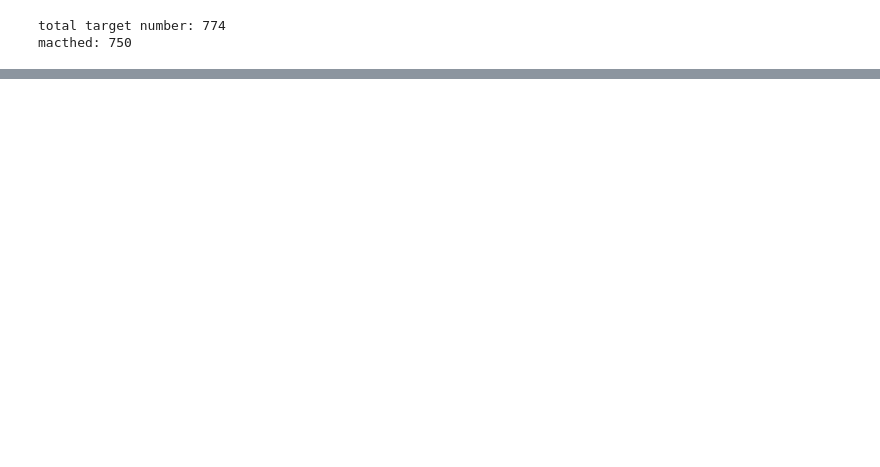
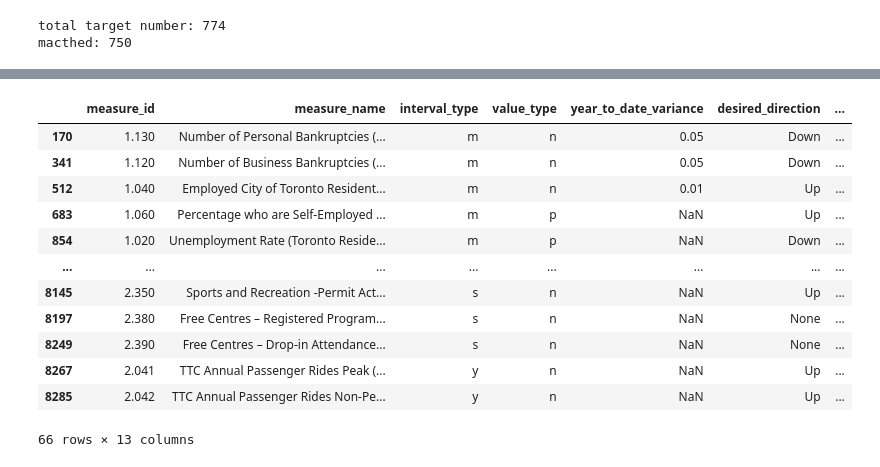
Before and after one commit to open-data-toronto/operations, a Jupyter notebook: snippets/load_progress_portal.ipynb, the cells around one changed output, grey strips where cells are left out. Cells and saved outputs as stored; diff of their text form; code cells hidden in the pictures; blank space fills up the shorter version.

```diff
--- a/snippets/load_progress_portal.ipynb
+++ b/snippets/load_progress_portal.ipynb
@@ -151,0 +156,16 @@ compare_df[compare_df['matched'] != True]
+# %%
+df_measure_wo_vs
+# %% [output]
+|  | measure_id | measure_name | interval_type | value_type | year_to_date_variance | desired_direction | ... |
+| 170 | 1.130 | Number of Personal Bankruptcies (... | m | n | 0.05 | Down | ... |
+| 341 | 1.120 | Number of Business Bankruptcies (... | m | n | 0.05 | Down | ... |
+| 512 | 1.040 | Employed City of Toronto Resident... | m | n | 0.01 | Up | ... |
+| 683 | 1.060 | Percentage who are Self-Employed ... | m | p | NaN | Up | ... |
+| 854 | 1.020 | Unemployment Rate (Toronto Reside... | m | p | NaN | Down | ... |
+| ... | ... | ... | ... | ... | ... | ... | ... |
+| 8145 | 2.350 | Sports and Recreation -Permit Act... | s | n | NaN | Up | ... |
+| 8197 | 2.380 | Free Centres – Registered Program... | s | n | NaN | None | ... |
+| 8249 | 2.390 | Free Centres – Drop-in Attendance... | s | n | NaN | None | ... |
+| 8267 | 2.041 | TTC Annual Passenger Rides Peak (... | y | n | NaN | Up | ... |
+| 8285 | 2.042 | TTC Annual Passenger Rides Non-Pe... | y | n | NaN | Up | ... |
+66 rows × 13 columns
```
Also changed, not shown: parts of 15 cells of this notebook.
